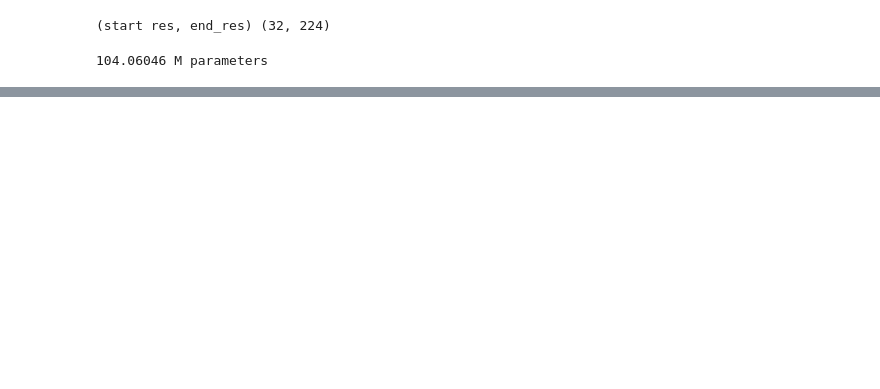
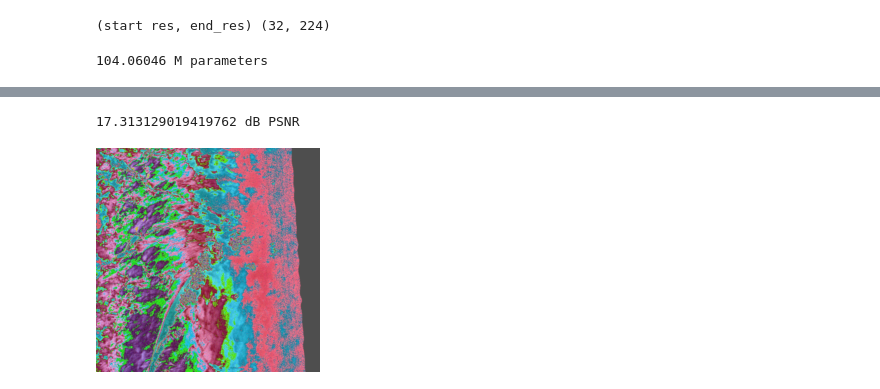
Before and after one commit to danjacobellis/autocodec, a Jupyter notebook: train/aviris_f2c28.ipynb, the cells around one changed output, grey strips where cells are left out. Cells and saved outputs as stored; diff of their text form; code cells hidden in the pictures; blank space fills up the shorter version.

Commit message:
f2 model

```diff
--- a/train/aviris_f2c28.ipynb
+++ b/train/aviris_f2c28.ipynb
@@ -165,0 +170,9 @@ torch.save({
+# %%
+model.eval()
+x = collate_fn(dataset['train'].select(range(2)),epoch=config.epochs).to(device)
+x_orig = x[0]
+orig_dim = x.numel()
+
+with torch.no_grad():
+    z = model.encode(x)
+    latent = model.quantize.compand(z).round()
@@ -165,0 +183,10 @@ torch.save({
+# %%
+mse = torch.nn.functional.mse_loss(x_orig, x_hat[0])
+PSNR = -10 * mse.log10().item() + 20*np.log10(2)
+print(f"{PSNR} dB PSNR")
+# %% [output]
+17.313129019419762 dB PSNR
+# %%
+to_pil_image(x[1,:3]/2+0.5)
+# %% [output]
+[figure, added]
```
Also changed, not shown: parts of 5 cells of this notebook.
